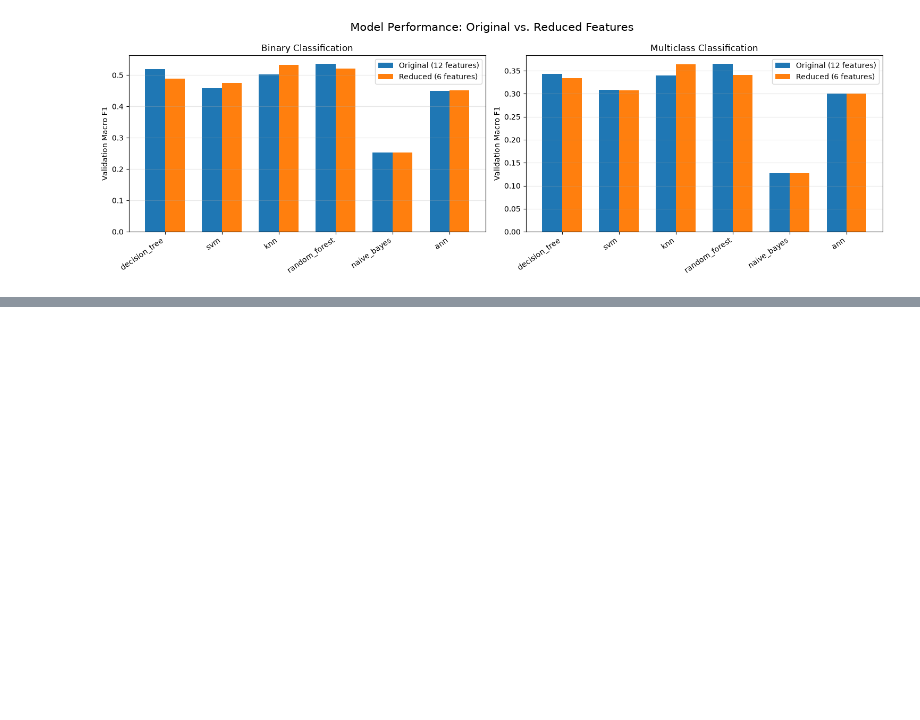
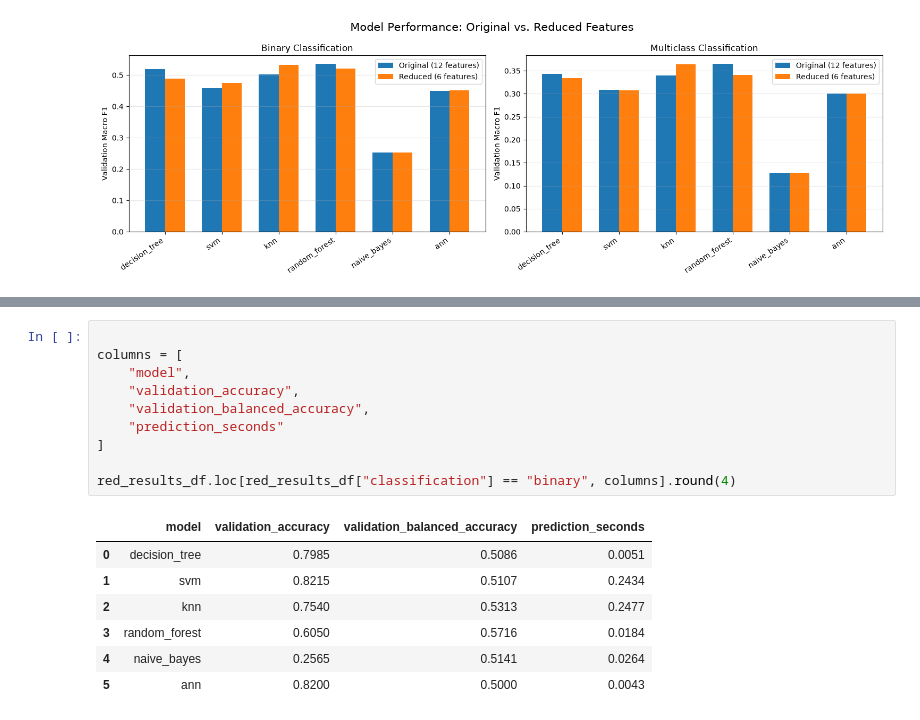
Before and after one commit to laurenlal/cse5104-project2, a Jupyter notebook: model_fitting.ipynb, the cells around one changed output, grey strips where cells are left out. Cells and saved outputs as stored; diff of their text form; blank space fills up the shorter version.

```diff
--- a/model_fitting.ipynb
+++ b/model_fitting.ipynb
@@ -1099,0 +1292,18 @@ display(comparison[runtime_cols].round(4))
+# %%
+
+columns = [
+    "model",
+    "validation_accuracy",
+    "validation_balanced_accuracy",
+    "prediction_seconds"
+]
+
+red_results_df.loc[red_results_df["classification"] == "binary", columns].round(4)
+# %% [output]
+|  | model | validation_accuracy | validation_balanced_accuracy | prediction_seconds |
+| 0 | decision_tree | 0.7985 | 0.5086 | 0.0051 |
+| 1 | svm | 0.8215 | 0.5107 | 0.2434 |
+| 2 | knn | 0.7540 | 0.5313 | 0.2477 |
+| 3 | random_forest | 0.6050 | 0.5716 | 0.0184 |
+| 4 | naive_bayes | 0.2565 | 0.5141 | 0.0264 |
+| 5 | ann | 0.8200 | 0.5000 | 0.0043 |
```
Also changed, not shown: parts of 12 cells of this notebook.
